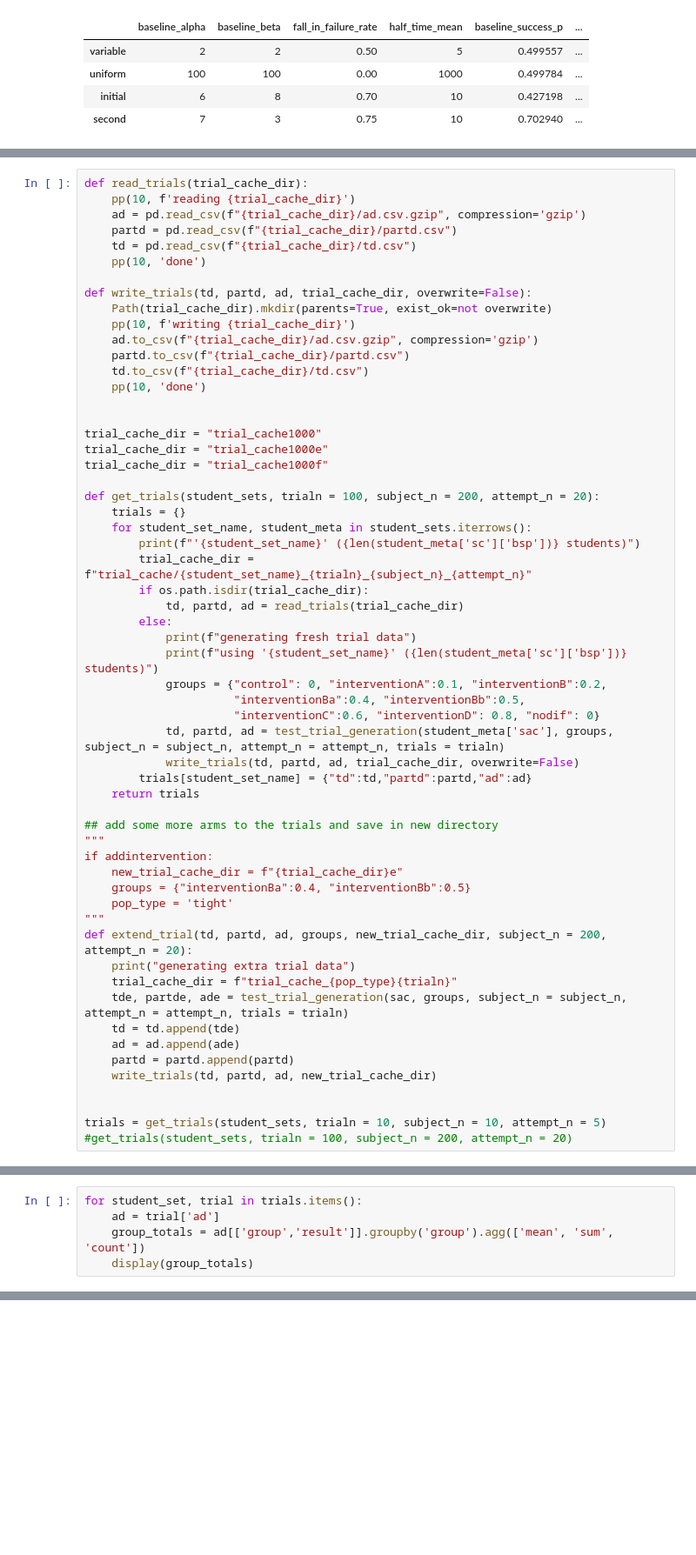
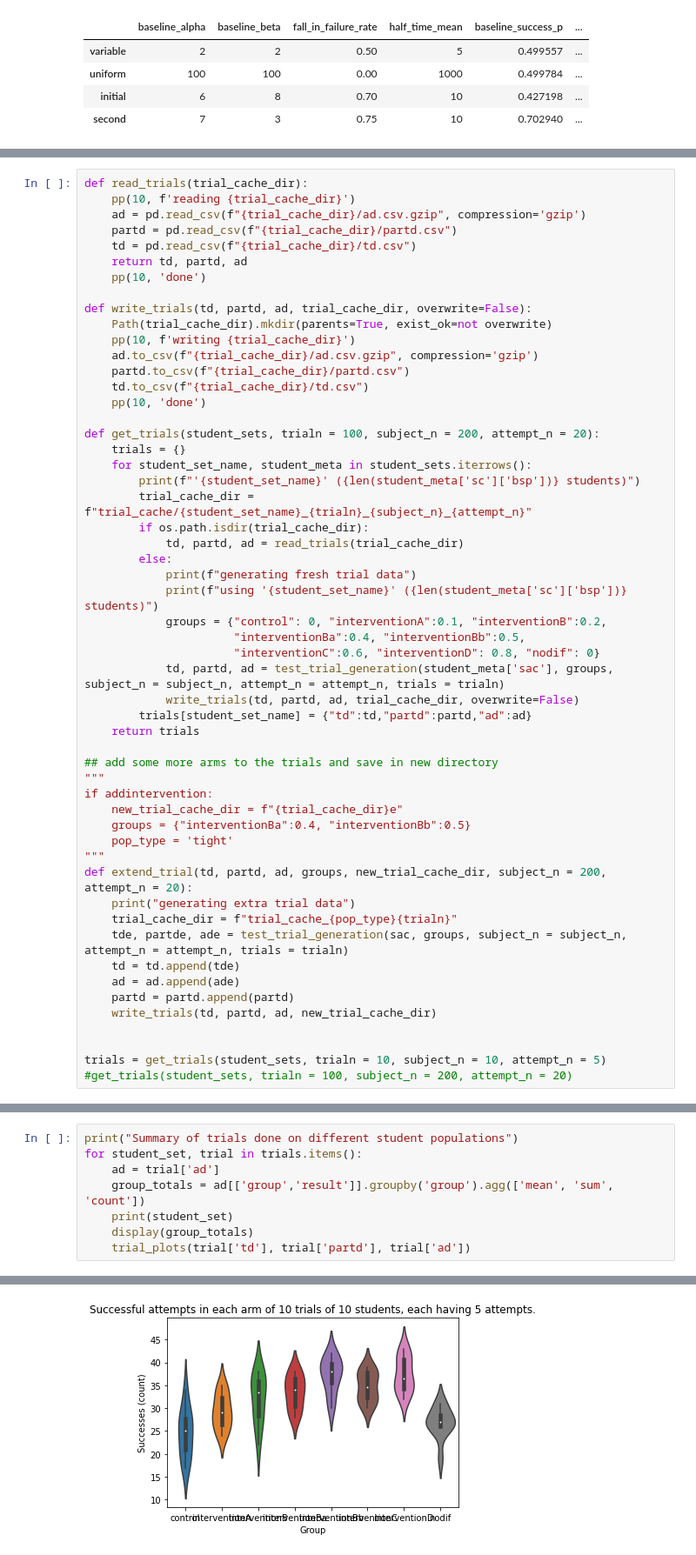
Before and after one commit to ErichBSchulz/IVCTrial, a Jupyter notebook: PowerSimulation.ipynb, the cells around one changed output, grey strips where cells are left out. Shown: that part at 87% size. Cells and saved outputs as stored; diff of their text form; blank space fills up the shorter version.

Commit message:
running tests for different student populations

```diff
--- a/PowerSimulation.ipynb
+++ b/PowerSimulation.ipynb
@@ -361,6 +363,7 @@ def read_trials(trial_cache_dir):
     ad = pd.read_csv(f"{trial_cache_dir}/ad.csv.gzip", compression='gzip')
     partd = pd.read_csv(f"{trial_cache_dir}/partd.csv")
     td = pd.read_csv(f"{trial_cache_dir}/td.csv")
+    return td, partd, ad
     pp(10, 'done')
 
 def write_trials(td, partd, ad, trial_cache_dir, overwrite=False):
@@ -370,11 +373,6 @@ def write_trials(td, partd, ad, trial_cache_dir, overwrite=False):
     partd.to_csv(f"{trial_cache_dir}/partd.csv")
     td.to_csv(f"{trial_cache_dir}/td.csv")
     pp(10, 'done')
-
-
-trial_cache_dir = "trial_cache1000"
-trial_cache_dir = "trial_cache1000e"
-trial_cache_dir = "trial_cache1000f"
 
 def get_trials(student_sets, trialn = 100, subject_n = 200, attempt_n = 20):
     trials = {}
@@ -434,6 +423,9 @@ done
 # %%
+print("Summary of trials done on different student populations")
 for student_set, trial in trials.items():
     ad = trial['ad']
     group_totals = ad[['group','result']].groupby('group').agg(['mean', 'sum', 'count'])
+    print(student_set)
     display(group_totals)
+    trial_plots(trial['td'], trial['partd'], trial['ad'])
 # %% [output]
@@ -440,11 +434,12 @@ for student_set, trial in trials.items():
 |  | result |  |  |
 |  | mean | sum | count |
 | group |  |  |  |
 | control | 0.490 | 245 | 500 |
 | interventionA | 0.586 | 293 | 500 |
 | interventionB | 0.642 | 321 | 500 |
 | interventionBa | 0.670 | 335 | 500 |
 | interventionBb | 0.744 | 372 | 500 |
 | interventionC | 0.694 | 347 | 500 |
 | interventionD | 0.748 | 374 | 500 |
 | nodif | 0.538 | 269 | 500 |
+[figure, added]
```
Also changed, not shown: parts of 13 cells of this notebook.
